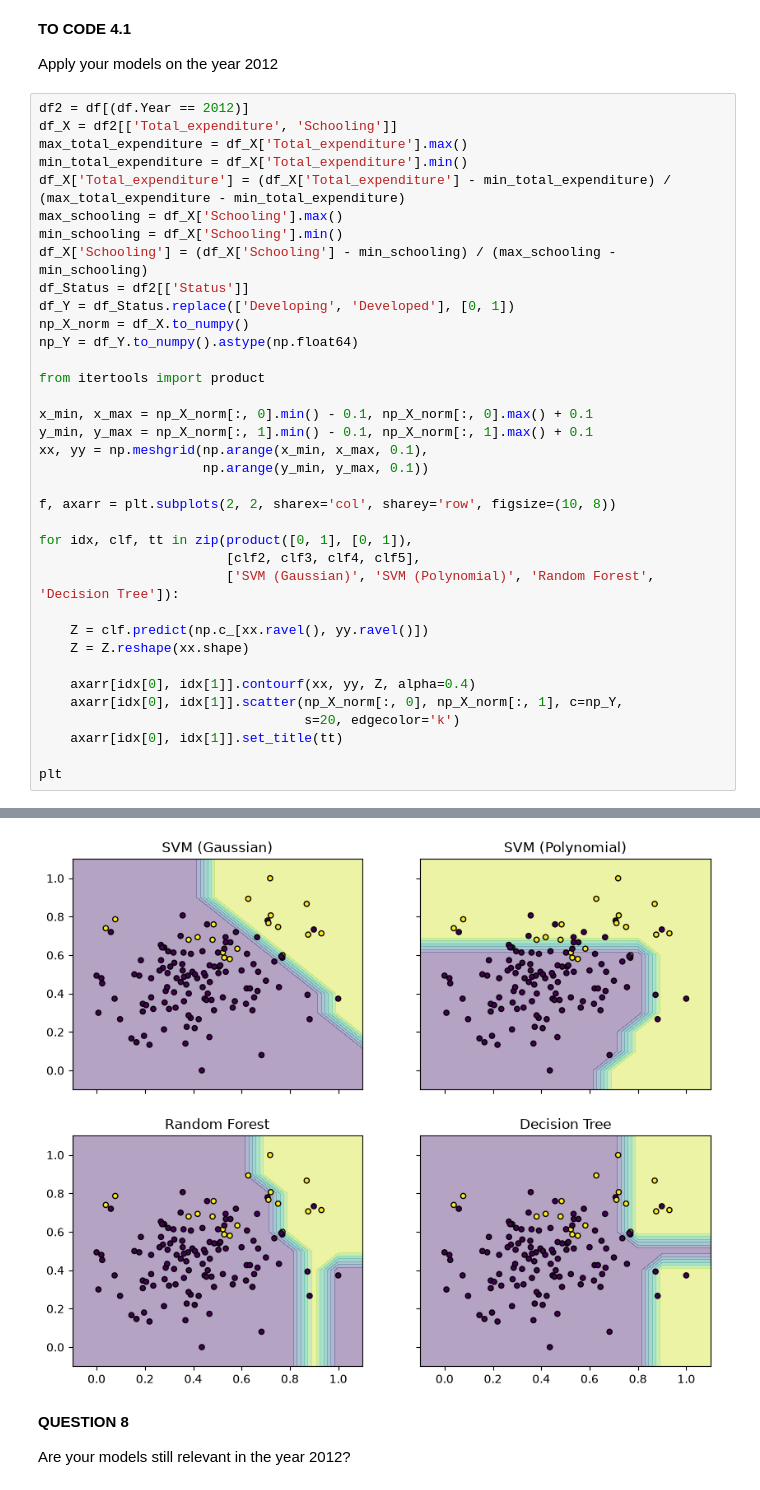
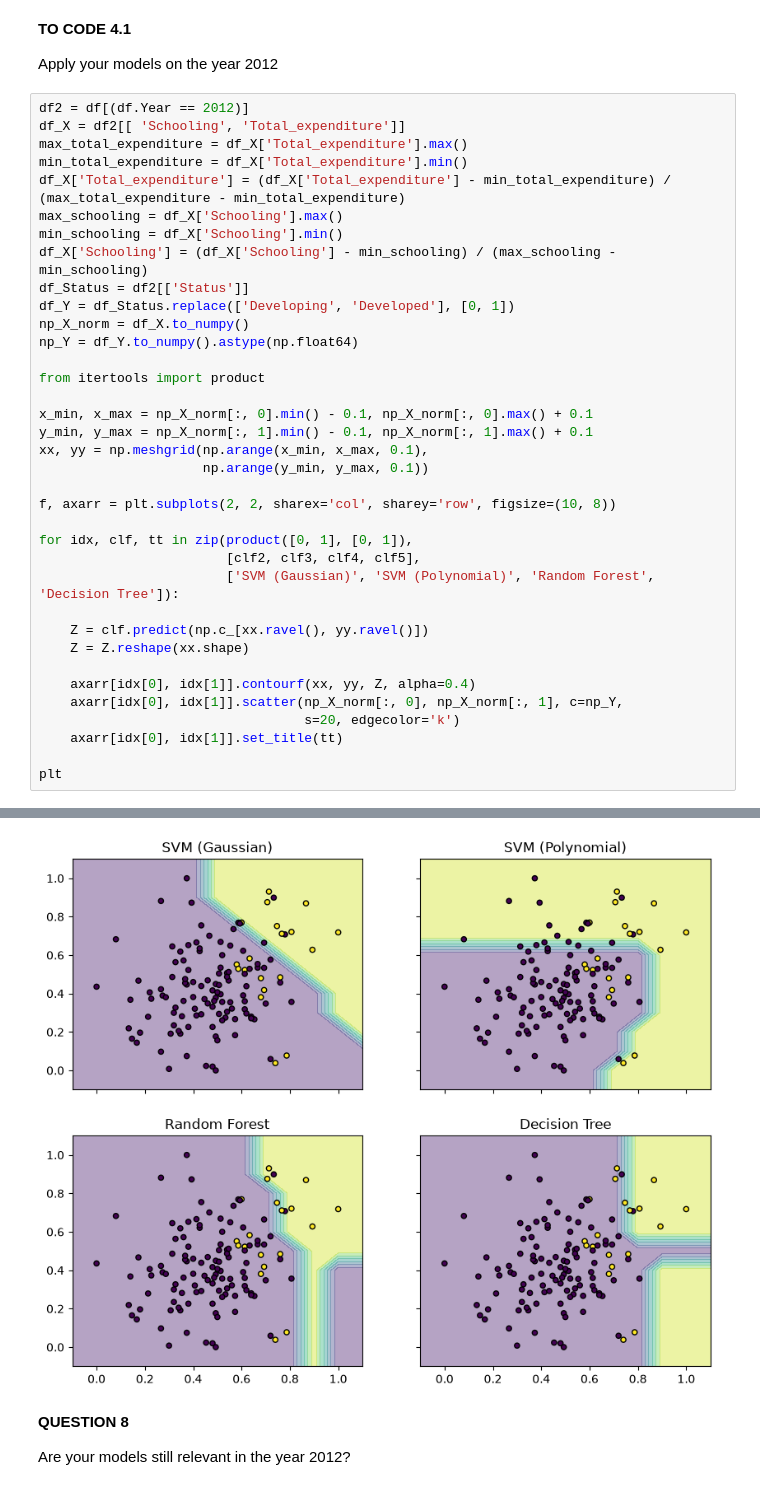
Before and after one commit to MohamedReda2003/Machine-Learning, a Jupyter notebook: TP/TP2.ipynb, the cells around one changed output, grey strips where cells are left out. Cells and saved outputs as stored; diff of their text form.

```diff
--- a/TP/TP2.ipynb
+++ b/TP/TP2.ipynb
@@ -525,7 +525,7 @@ You trained several classifiers on two features extracted from the year 2000.
 Apply your models on the year 2012
 # %%
 df2 = df[(df.Year == 2012)]
-df_X = df2[['Total_expenditure', 'Schooling']]
+df_X = df2[[ 'Schooling', 'Total_expenditure']]
 max_total_expenditure = df_X['Total_expenditure'].max()
 min_total_expenditure = df_X['Total_expenditure'].min()
 df_X['Total_expenditure'] = (df_X['Total_expenditure'] - min_total_expenditure) / (max_total_expenditure - min_total_expenditure)
@@ -534,34 +534,34 @@ min_schooling = df_X['Schooling'].min()
 df_X['Schooling'] = (df_X['Schooling'] - min_schooling) / (max_schooling - min_schooling)
 df_Status = df2[['Status']]
 df_Y = df_Status.replace(['Developing', 'Developed'], [0, 1])
 np_X_norm = df_X.to_numpy()
 np_Y = df_Y.to_numpy().astype(np.float64)
 
 from itertools import product
 
 x_min, x_max = np_X_norm[:, 0].min() - 0.1, np_X_norm[:, 0].max() + 0.1
 y_min, y_max = np_X_norm[:, 1].min() - 0.1, np_X_norm[:, 1].max() + 0.1
 xx, yy = np.meshgrid(np.arange(x_min, x_max, 0.1),
                      np.arange(y_min, y_max, 0.1))
 
 f, axarr = plt.subplots(2, 2, sharex='col', sharey='row', figsize=(10, 8))
 
 for idx, clf, tt in zip(product([0, 1], [0, 1]),
                         [clf2, clf3, clf4, clf5],
                         ['SVM (Gaussian)', 'SVM (Polynomial)', 'Random Forest', 'Decision Tree']):
 
     Z = clf.predict(np.c_[xx.ravel(), yy.ravel()])
     Z = Z.reshape(xx.shape)
 
     axarr[idx[0], idx[1]].contourf(xx, yy, Z, alpha=0.4)
     axarr[idx[0], idx[1]].scatter(np_X_norm[:, 0], np_X_norm[:, 1], c=np_Y,
                                   s=20, edgecolor='k')
     axarr[idx[0], idx[1]].set_title(tt)
 
 plt
 # %% [output]
 <module 'matplotlib.pyplot' from 'c:\\Users\\moham\\AppData\\Local\\Python\\pythoncore-3.14-64\\Lib\\site-packages\\matplotlib\\pyplot.py'>
-[figure, old version]
+[figure, new version]
 # %% [markdown]
 **QUESTION 8**
 
```
Also changed, not shown: parts of 1 cell of this notebook.
